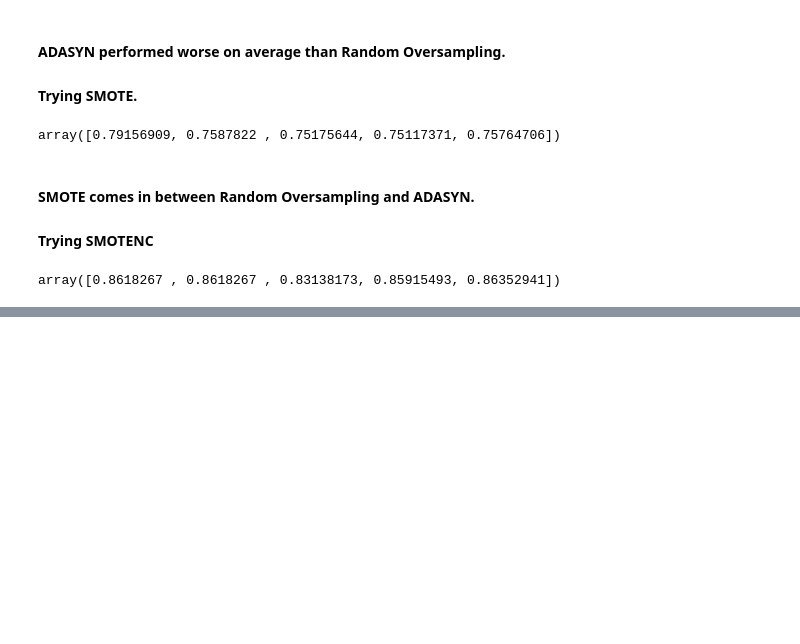
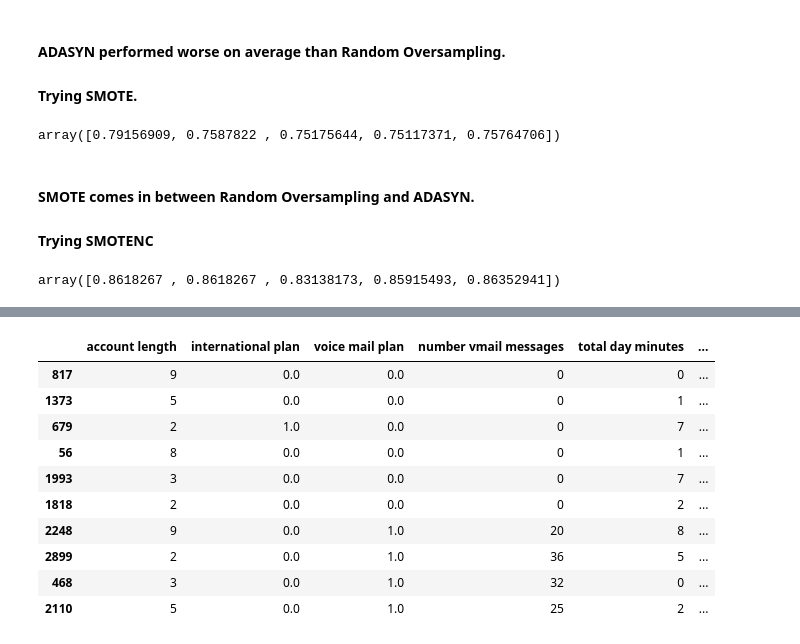
Before and after one commit to scottkds/metis_project3, a Jupyter notebook: models/Models_LR_NB_SVM_KNN_RF.ipynb, the cells around one changed output, grey strips where cells are left out. Cells and saved outputs as stored; diff of their text form; code cells hidden in the pictures; blank space fills up the shorter version.

```diff
--- a/models/Models_LR_NB_SVM_KNN_RF.ipynb
+++ b/models/Models_LR_NB_SVM_KNN_RF.ipynb
@@ -403,0 +338,14 @@ KFold(n_splits=5, shuffle=True, random_state=42)
+# %%
+Q.head(10)
+# %% [output]
+|  | account length | international plan | voice mail plan | number vmail messages | total day minutes | ... |
+| 817 | 9 | 0.0 | 0.0 | 0 | 0 | ... |
+| 1373 | 5 | 0.0 | 0.0 | 0 | 1 | ... |
+| 679 | 2 | 1.0 | 0.0 | 0 | 7 | ... |
+| 56 | 8 | 0.0 | 0.0 | 0 | 1 | ... |
+| 1993 | 3 | 0.0 | 0.0 | 0 | 7 | ... |
+| 1818 | 2 | 0.0 | 0.0 | 0 | 2 | ... |
+| 2248 | 9 | 0.0 | 1.0 | 20 | 8 | ... |
+| 2899 | 2 | 0.0 | 1.0 | 36 | 5 | ... |
+| 468 | 3 | 0.0 | 1.0 | 32 | 0 | ... |
+| 2110 | 5 | 0.0 | 1.0 | 25 | 2 | ... |
```
Also changed, not shown: parts of 54 cells of this notebook.
